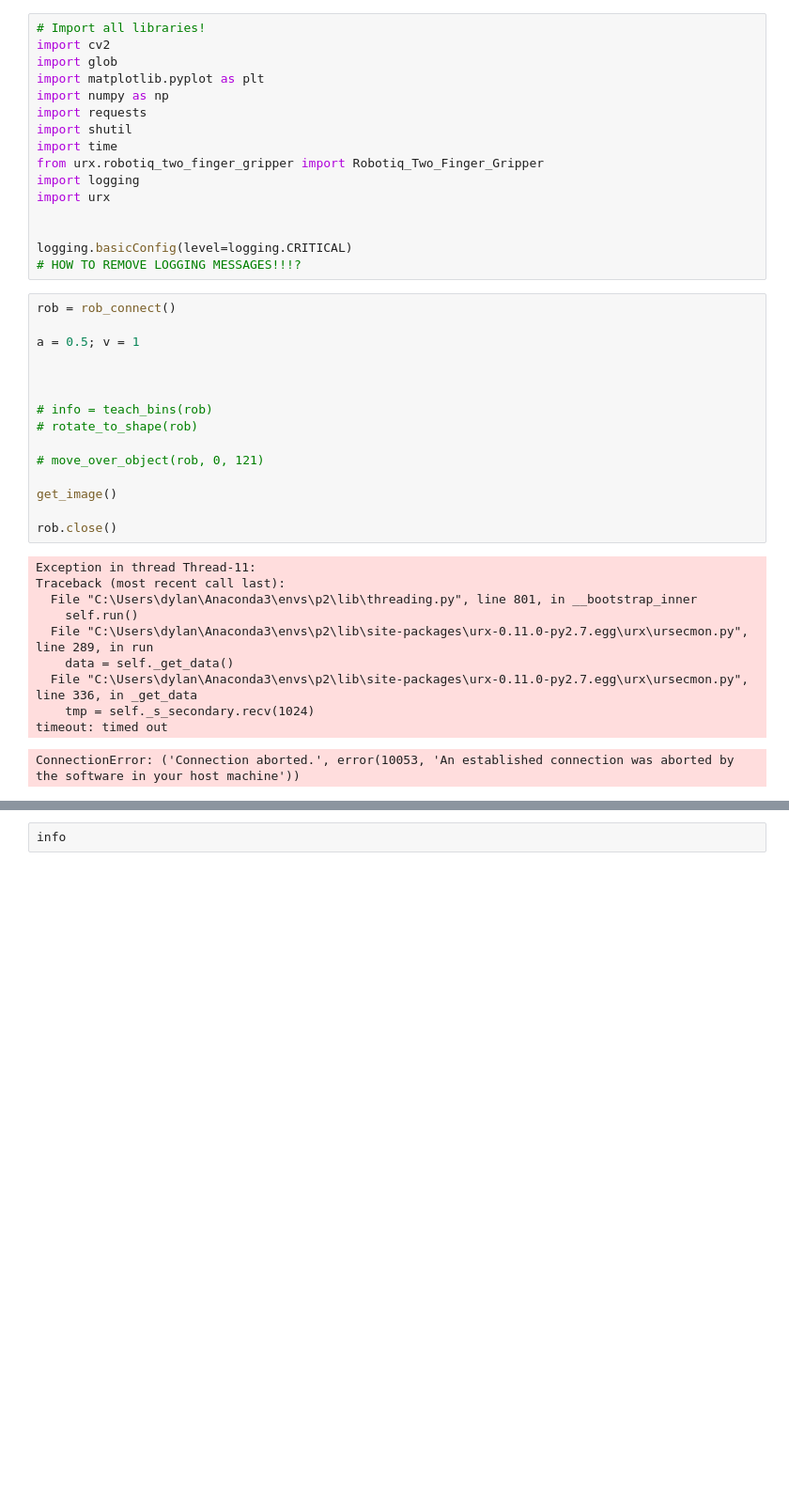
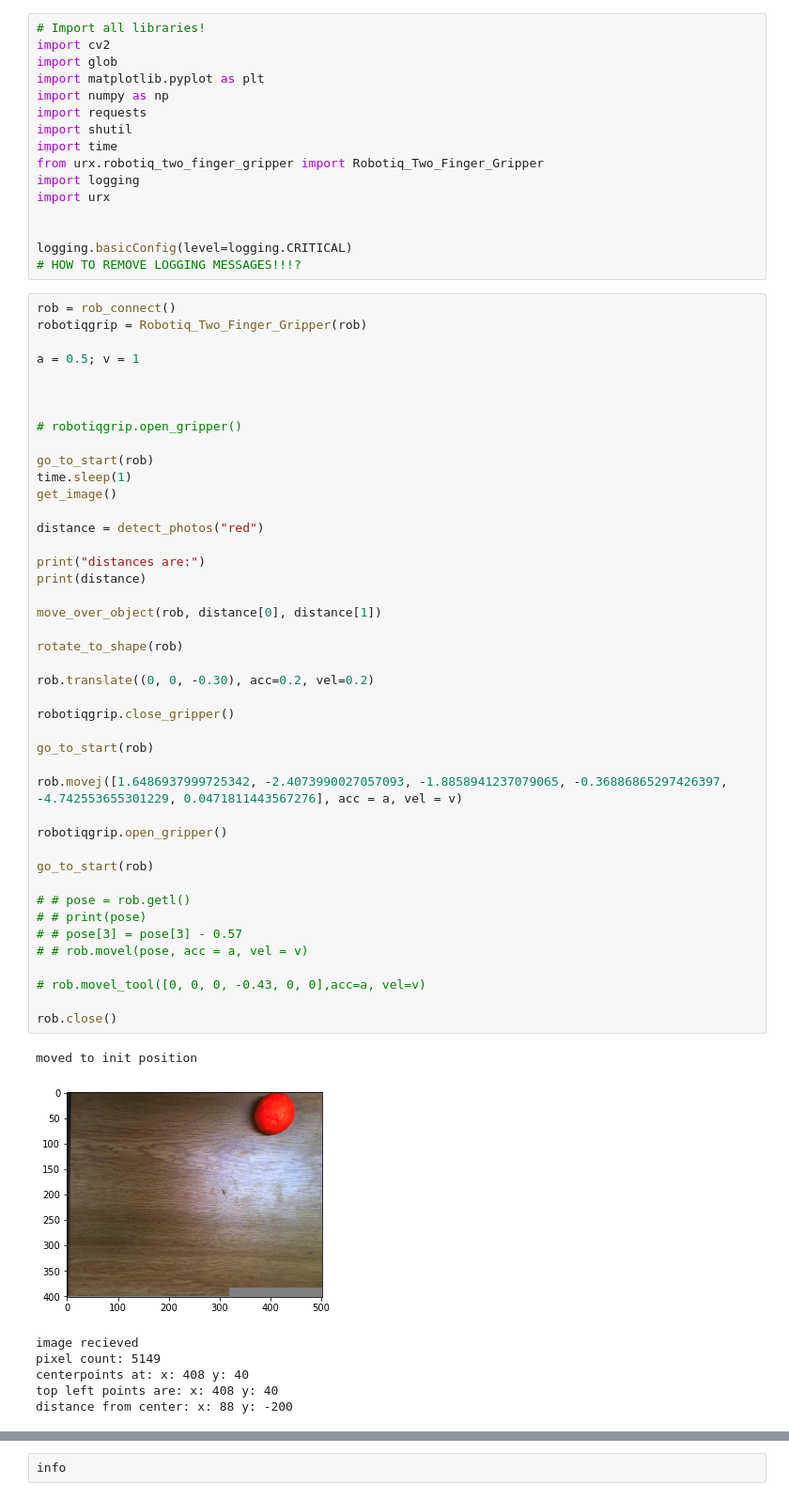
Before and after one commit to DylanBedetti/UR5, a Jupyter notebook: Dylan/Main/Program_1.ipynb, the cells around one changed output, grey strips where cells are left out. Shown at 94% size. Saved outputs shown, nothing was run; the diff lists cells and outputs as text; blank space fills up the shorter version.

```diff
--- a/Dylan/Main/Program_1.ipynb
+++ b/Dylan/Main/Program_1.ipynb
@@ -14,29 +14,54 @@ import urx
 
 logging.basicConfig(level=logging.CRITICAL)
 # HOW TO REMOVE LOGGING MESSAGES!!!?
-# %%
-rob = rob_connect()
-
-a = 0.5; v = 1
-
-
-
-# info = teach_bins(rob)
-# rotate_to_shape(rob)
-
-# move_over_object(rob, 0, 121)
-
-get_image()
-
-rob.close()
-# %% [output]
-Exception in thread Thread-11:
-Traceback (most recent call last):
-  File "C:\Users\dylan\Anaconda3\envs\p2\lib\threading.py", line 801, in __bootstrap_inner
-    self.run()
-  File "C:\Users\dylan\Anaconda3\envs\p2\lib\site-packages\urx-0.11.0-py2.7.egg\urx\ursecmon.py", line 289, in run
-    data = self._get_data()
-  File "C:\Users\dylan\Anaconda3\envs\p2\lib\site-packages\urx-0.11.0-py2.7.egg\urx\ursecmon.py", line 336, in _get_data
-    tmp = self._s_secondary.recv(1024)
-timeout: timed out
-ConnectionError: ('Connection aborted.', error(10053, 'An established connection was aborted by the software in your host machine'))
+# %%
+rob = rob_connect()
+robotiqgrip = Robotiq_Two_Finger_Gripper(rob)
+
+a = 0.5; v = 1
+
+
+
+# robotiqgrip.open_gripper()
+
+go_to_start(rob)
+time.sleep(1)
+get_image()
+
+distance = detect_photos("red")
+
+print("distances are:")
+print(distance)
+
+move_over_object(rob, distance[0], distance[1])
+
+rotate_to_shape(rob)
+
+rob.translate((0, 0, -0.30), acc=0.2, vel=0.2)
+
+robotiqgrip.close_gripper()
+
+go_to_start(rob)
+
+rob.movej([1.6486937999725342, -2.4073990027057093, -1.8858941237079065, -0.36886865297426397, -4.742553655301229, 0.0471811443567276], acc = a, vel = v)
+
+robotiqgrip.open_gripper()
+
+go_to_start(rob)
+
+# # pose = rob.getl()
+# # print(pose)
+# # pose[3] = pose[3] - 0.57
+# # rob.movel(pose, acc = a, vel = v)
+
+# rob.movel_tool([0, 0, 0, -0.43, 0, 0],acc=a, vel=v)
+
+rob.close()
+# %% [output]
+moved to init position
+[figure, added]
+image recieved
+pixel count: 5149
+centerpoints at: x: 408 y: 40
+top left points are: x: 408 y: 40
+distance from center: x: 88 y: -200
```
Also changed, not shown: parts of 6 cells of this notebook.
